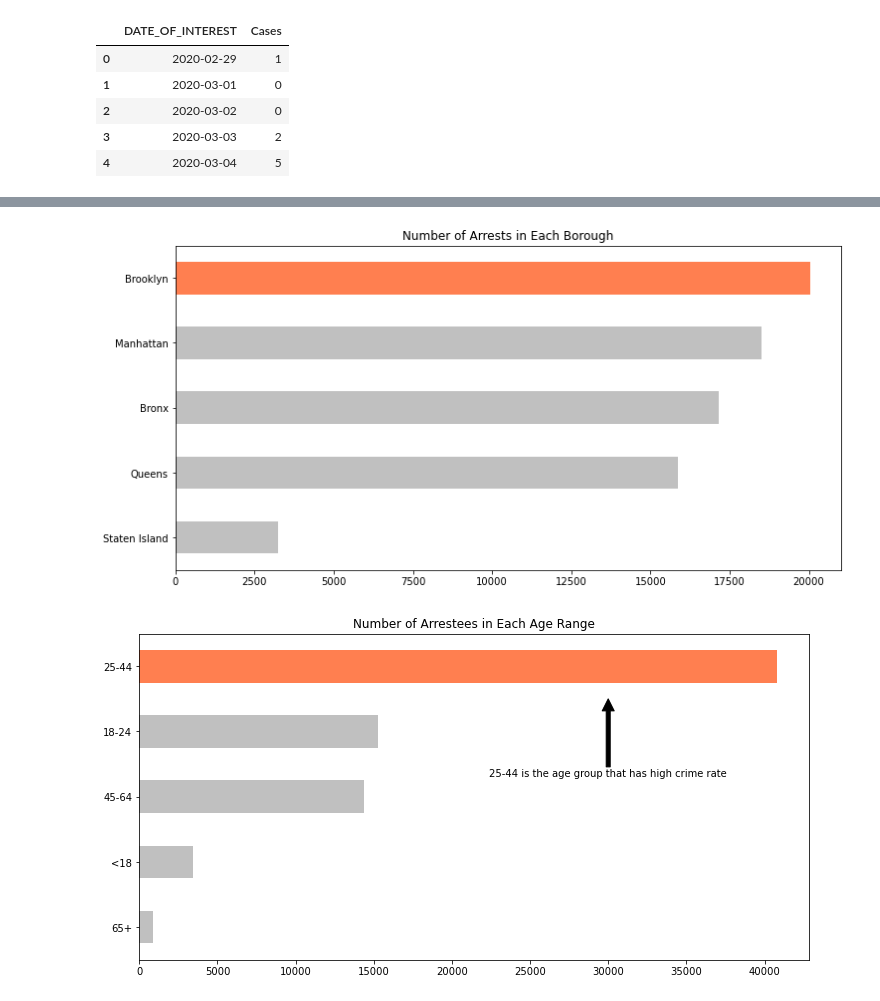
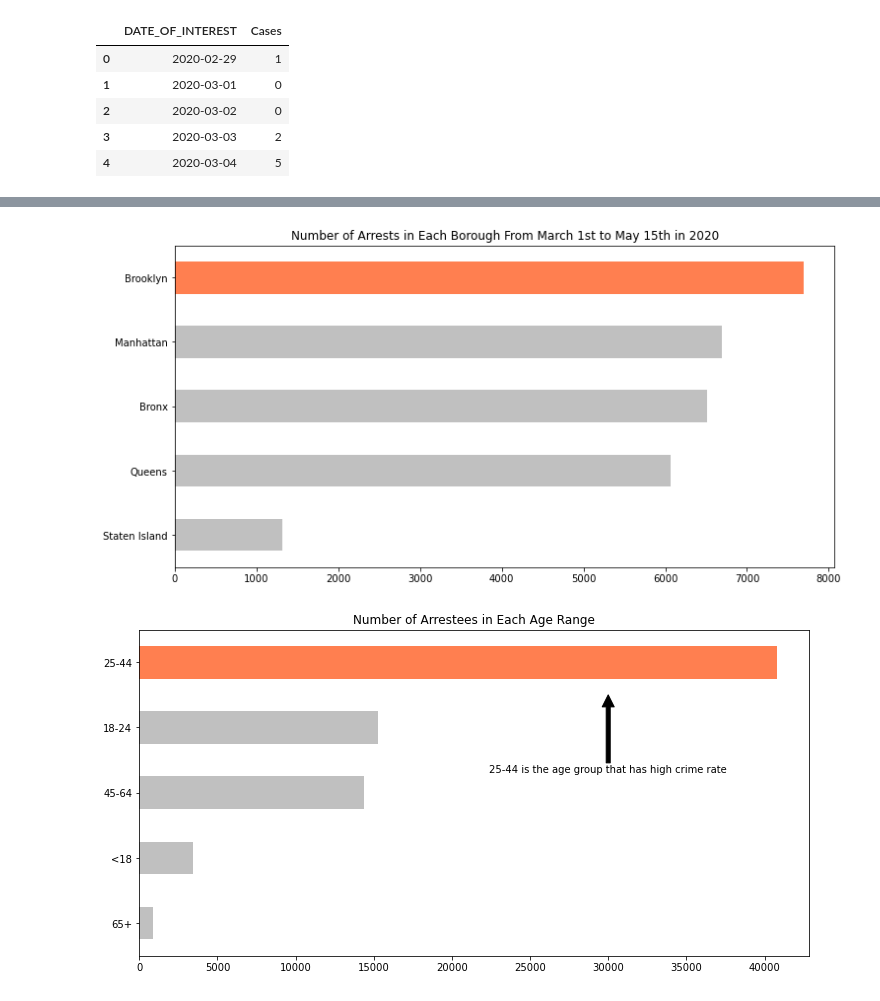
Before and after one commit to cesar3963/Covid-Vs-NYPD-Crime-, a Jupyter notebook: main.ipynb, the cells around one changed output, grey strips where cells are left out. Drawn from its saved outputs; the diff is of its cells as text; code cells hidden in the pictures.

```diff
--- a/main.ipynb
+++ b/main.ipynb
@@ -64,0 +72,3 @@ year_to_date_arrest_df.head()
+# %%
+year_to_date_arrest_df['ARREST_DATE'] = pd.to_datetime(year_to_date_arrest_df['ARREST_DATE'])
+year_to_date_arrest_df.head()
@@ -64,0 +82,3 @@ year_to_date_arrest_df.head()
+# %%
+march_may_arrest = year_to_date_arrest_df.loc[(year_to_date_arrest_df["ARREST_DATE"]>'2020-02-28')&(year_to_date_arrest_df["ARREST_DATE"]<'2020-05-16'),:]
+march_may_arrest
@@ -65,10 +99,10 @@ year_to_date_arrest_df.head()
 # %%
 fig, ax = plt.subplots(figsize=(12,6))
-pd.value_counts(year_to_date_arrest_df["ARREST_BORO"]).sort_values().plot(kind="barh",color=['silver', 'silver', 'silver', 'silver', 'coral'])
-plt.title('Number of Arrests in Each Borough')
+pd.value_counts(march_may_arrest["ARREST_BORO"]).sort_values().plot(kind="barh",color=['silver', 'silver', 'silver', 'silver', 'coral'])
+plt.title('Number of Arrests in Each Borough From March 1st to May 15th in 2020')
 plt.show()
 # %% [output]
-[figure, old version]
+[figure, new version]
 # %%
 fig, ax = plt.subplots(figsize=(12,6))
 pd.value_counts(year_to_date_arrest_df["AGE_GROUP"]).sort_values().plot(kind="barh", color=['silver', 'silver', 'silver', 'silver', 'coral'])
```
Also changed, not shown: parts of 18 cells of this notebook, 1 other file.
